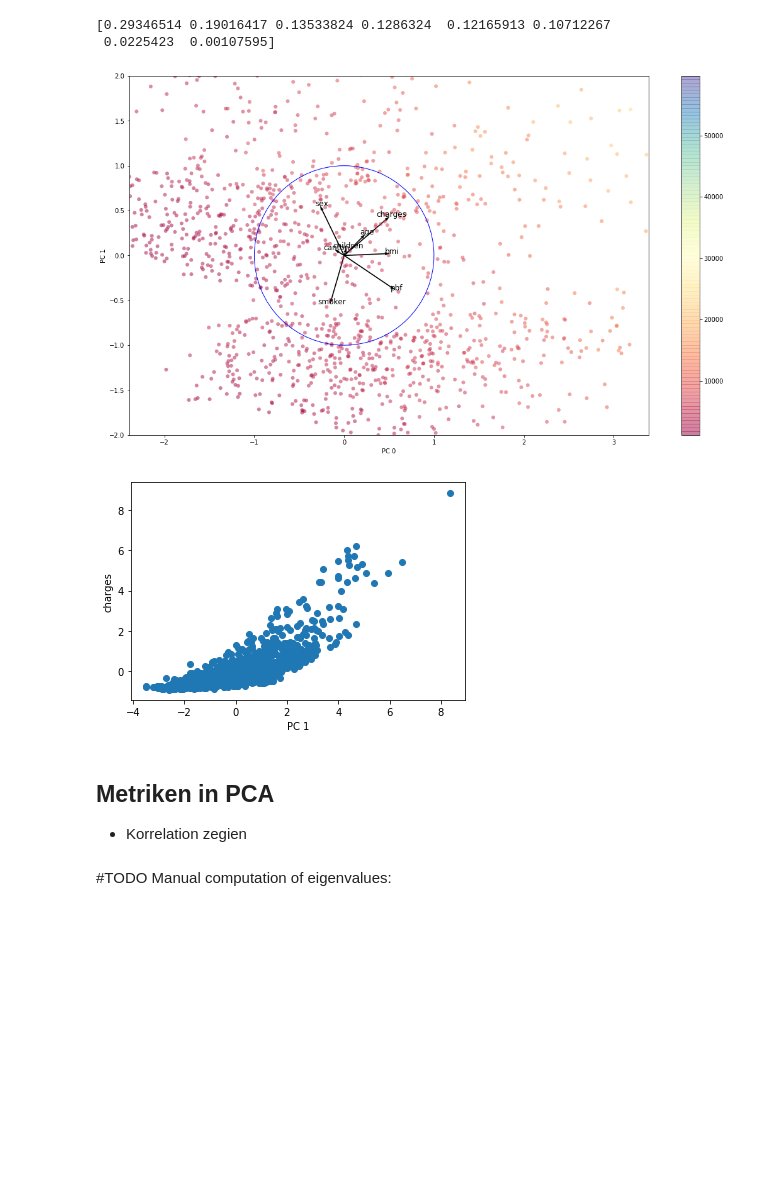
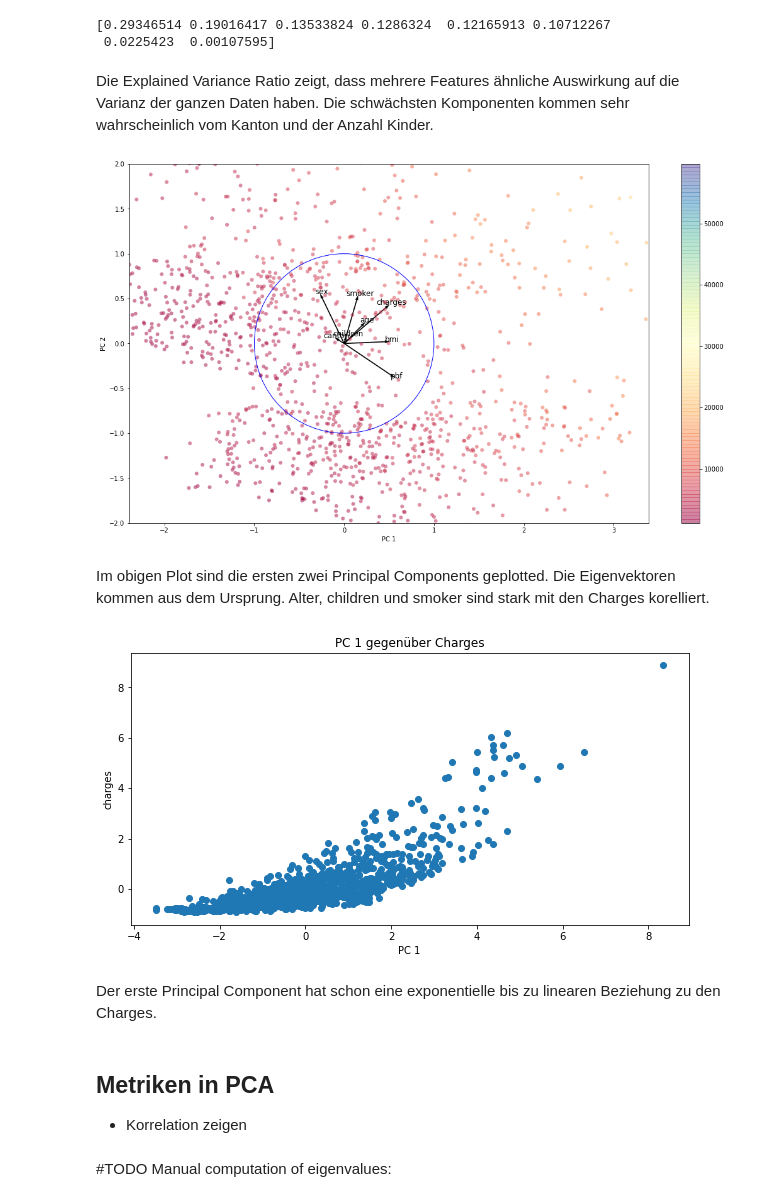
Before and after one commit to challenge-healthcare/pca, a Jupyter notebook: Main.ipynb, the cells around one changed output. Drawn from its saved outputs; the diff is of its cells as text; code cells hidden in the pictures; blank space fills up the shorter version.

```diff
--- a/Main.ipynb
+++ b/Main.ipynb
@@ -33,7 +33,7 @@ data['children'] = data['children'].apply(pd.to_numeric)
 
 # Encode categorical variables.
 data["sex"] = pd.factorize(data['sex'])[0]
-data["smoker"] = pd.factorize(data['smoker'])[0]
+data["smoker"] = data["smoker"].apply(lambda x: x=="ja")
 
 data['canton'] = pd.factorize(data['canton'])[0]
 
@@ -193,6 +277,8 @@ print(pca.explained_variance_ratio_)
 # %% [output]
 [0.29346514 0.19016417 0.13533824 0.1286324  0.12165913 0.10712267
  0.0225423  0.00107595]
+# %% [markdown]
+Die Explained Variance Ratio zeigt, dass mehrere Features ähnliche Auswirkung auf die Varianz der ganzen Daten haben. Die schwächsten Komponenten kommen sehr wahrscheinlich vom Kanton und der Anzahl Kinder.
 # %%
 # Use quiver to generate the basic plot
 fig = plt.figure(figsize=(6,3))
@@ -219,26 +305,33 @@ plt.xlim([-2.0,3.0])
 plt.ylim([-2.0,2.0])
 
 # Label axes
-plt.xlabel('PC 0')
-plt.ylabel('PC 1')
+plt.xlabel('PC 1')
+plt.ylabel('PC 2')
 
 plt.colorbar();
 fig.set_size_inches(18.5, 10.5)
 fig.savefig('test2png.png', dpi=100)
 plt.show()
 # %% [output]
-[figure, old version]
+[figure, new version]
+# %% [markdown]
+Im obigen Plot sind die ersten zwei Principal Components geplotted. Die Eigenvektoren kommen aus dem Ursprung. Alter, children und smoker sind stark mit den Charges korelliert.
 # %%
 data_pca = pca.transform(x)
-plt.scatter(data_pca[:,0], x[:,0])
+
+plt.rcParams["figure.figsize"] = (10,5)
+plt.scatter(x = data_pca[:,0], y = x[:,0])
 plt.xlabel('PC 1') and plt.ylabel('charges')
+plt.title("PC 1 gegenüber Charges")
 plt.show()
 # %% [output]
-[figure, old version]
+[figure, new version]
+# %% [markdown]
+Der erste Principal Component hat schon eine exponentielle bis zu linearen Beziehung zu den Charges.
 # %% [markdown]
 ## Metriken in PCA
 
-- Korrelation zegien
+- Korrelation zeigen
 # %% [markdown]
 #TODO Manual computation of eigenvalues:
 # %%
```
Also changed, not shown: parts of 15 cells of this notebook.
